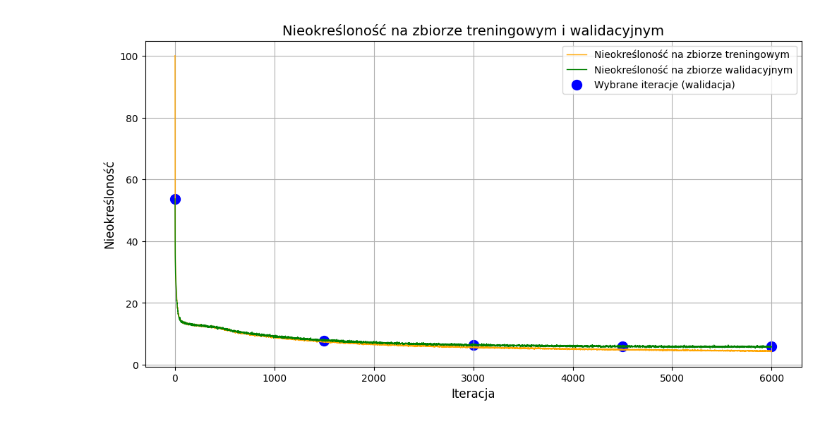
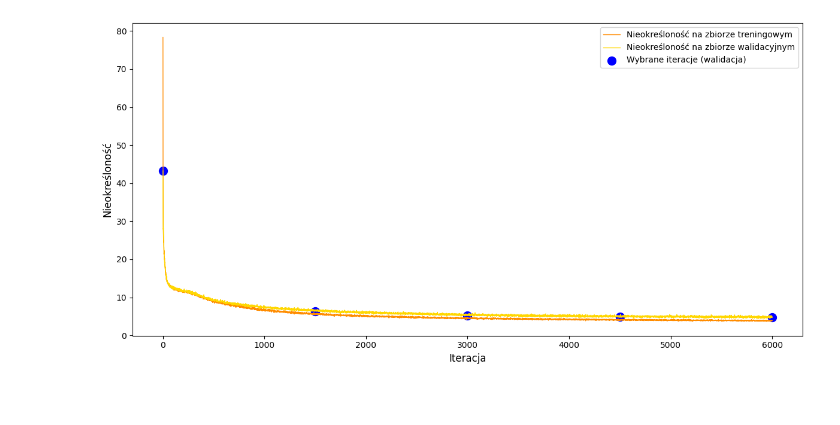
Before and after one commit to Okmya/praca-inzynierska, a Jupyter notebook: ver_final/wykresy_do_pracy.ipynb, the cells around one changed output. Cells and saved outputs as stored; diff of their text form; code cells hidden in the pictures; blank space fills up the shorter version.

```diff
--- a/ver_final/wykresy_do_pracy.ipynb
+++ b/ver_final/wykresy_do_pracy.ipynb
@@ -3,36 +3,36 @@ import pandas as pd
 import matplotlib.pyplot as plt
 
 # Wczytanie danych z pliku CSV
-file_path = "wynik_z_iteracja.csv"  # Zamień na rzeczywistą ścieżkę pliku
+file_path = "wynik_szekspir_model_koncowy.csv"  # Zamień na rzeczywistą ścieżkę pliku
 data = pd.read_csv(file_path)
 
 # Wybranie iteracji do oznaczenia na wykresie
 highlight_iterations = [1, 1500, 3000, 4500, 6000]
 
 # Filtracja danych dla iteracji do oznaczenia
 filtered_data = data[data['iteracja'].isin(highlight_iterations)]
 
 # Wyciągnięcie danych do wykresu
 iterations = data['iteracja']
 train_perplexity = data['final_train_perplexity']
 val_perplexity = data['final_val_perplexity']
 
 # Tworzenie wykresu
 plt.figure(figsize=(12, 6))
-plt.plot(iterations, train_perplexity, label='Nieokreśloność na zbiorze treningowym', color='orange', linewidth=1)
-plt.plot(iterations, val_perplexity, label='Nieokreśloność na zbiorze walidacyjnym', color='green', linewidth=1)
+plt.plot(iterations, train_perplexity, label='Nieokreśloność na zbiorze treningowym', color='darkorange', linewidth=1)
+plt.plot(iterations, val_perplexity, label='Nieokreśloność na zbiorze walidacyjnym', color='gold', linewidth=1)
 
 # Dodanie dużych grubych kropek tylko dla zbioru walidacyjnego
 plt.scatter(filtered_data['iteracja'], filtered_data['final_val_perplexity'], color='blue', s=100, label='Wybrane iteracje (walidacja)', marker='o')
 
 # Dodanie tytułów osi i legendy
 plt.xlabel('Iteracja', fontsize=12)
 plt.ylabel('Nieokreśloność', fontsize=12)
 plt.legend()
-plt.grid(True)
+#plt.grid(True)
 
 # Wyświetlenie wykresu
-plt.title('Nieokreśloność na zbiorze treningowym i walidacyjnym', fontsize=14)
+plt.tight_layout()
 plt.show()
 # %% [output]
-[figure, old version]
+[figure, new version]
```
Also changed, not shown: parts of 1 cell of this notebook, 52 other files.
